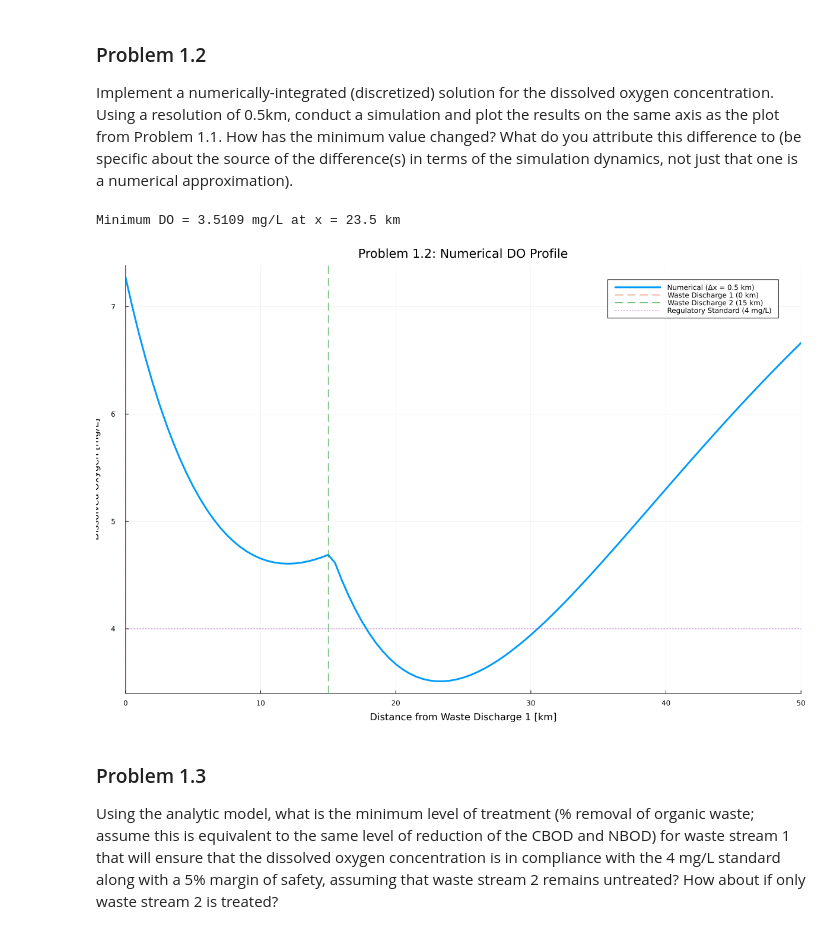
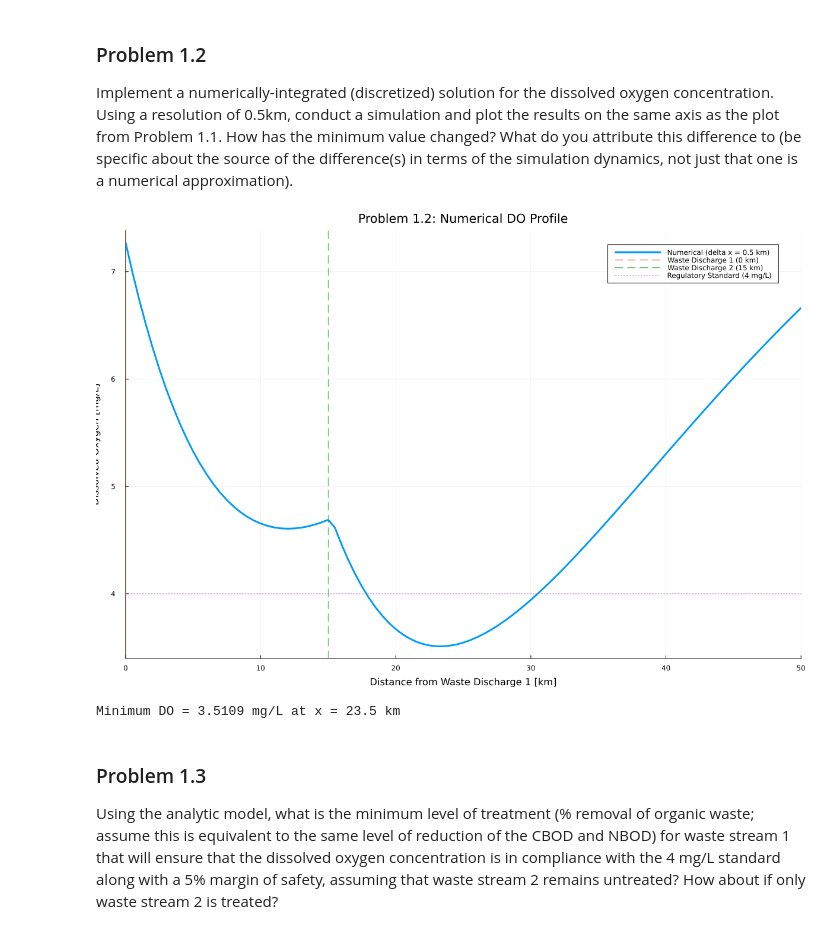
Before and after one commit to BEE4750-FA25/hw3-rha-sims-1, a Jupyter notebook: hw03.ipynb, the cells around one changed output. Saved outputs shown, nothing was run; the diff lists cells and outputs as text; code cells hidden in the pictures.

```diff
--- a/hw03.ipynb
+++ b/hw03.ipynb
@@ -255,37 +250,37 @@ x_num = zeros(total_points)
 C_num = zeros(total_points)
 
 # Segment 1 points: indices 1 to n1+1
 for i in 1:(n1+1)
     x_num[i] = (i - 1) * resolution
     C_num[i] = C1[i]
 end
 
 # Segment 2 points: indices n1+2 to total_points
 for i in 1:n2
     index = n1 + 1 + i
     x_num[index] = dx2 + i * resolution
     C_num[index] = C2[i + 1]   # start from C2[2] to avoid duplicating x=15 km
 end
 
 # Minimum DO
 minC, index_min = findmin(C_num)
 x_min = x_num[index_min]
 println("Minimum DO = ", round(minC, digits=4), " mg/L at x = ", round(x_min, digits=2), " km")
 
-# === Plot ===
-p2 = plot(x_num, C_num; lw=3, label="Numerical (Δx = $(resolution) km)",
+# Plot
+p2 = plot(x_num, C_num; lw=3, label="Numerical (delta x = $(resolution) km)",
           xlabel="Distance from Waste Discharge 1 [km]",
           ylabel="Dissolved Oxygen [mg/L]",
           title="Problem 1.2: Numerical DO Profile")
 vline!([0.0];  linestyle=:dash, label="Waste Discharge 1 (0 km)")
 vline!([dx2];  linestyle=:dash, label="Waste Discharge 2 (15 km)")
 hline!([4.0];  linestyle=:dot, label="Regulatory Standard (4 mg/L)")
 xaxis!((0, 50))
 plot!(size=(1200, 800))
 display(p2)
 # %% [output]
+[figure]
 Minimum DO = 3.5109 mg/L at x = 23.5 km
-[figure]
 # %% [markdown]
 ### Problem 1.3
 
```
Also changed, not shown: parts of 6 cells of this notebook, 1 other file.
